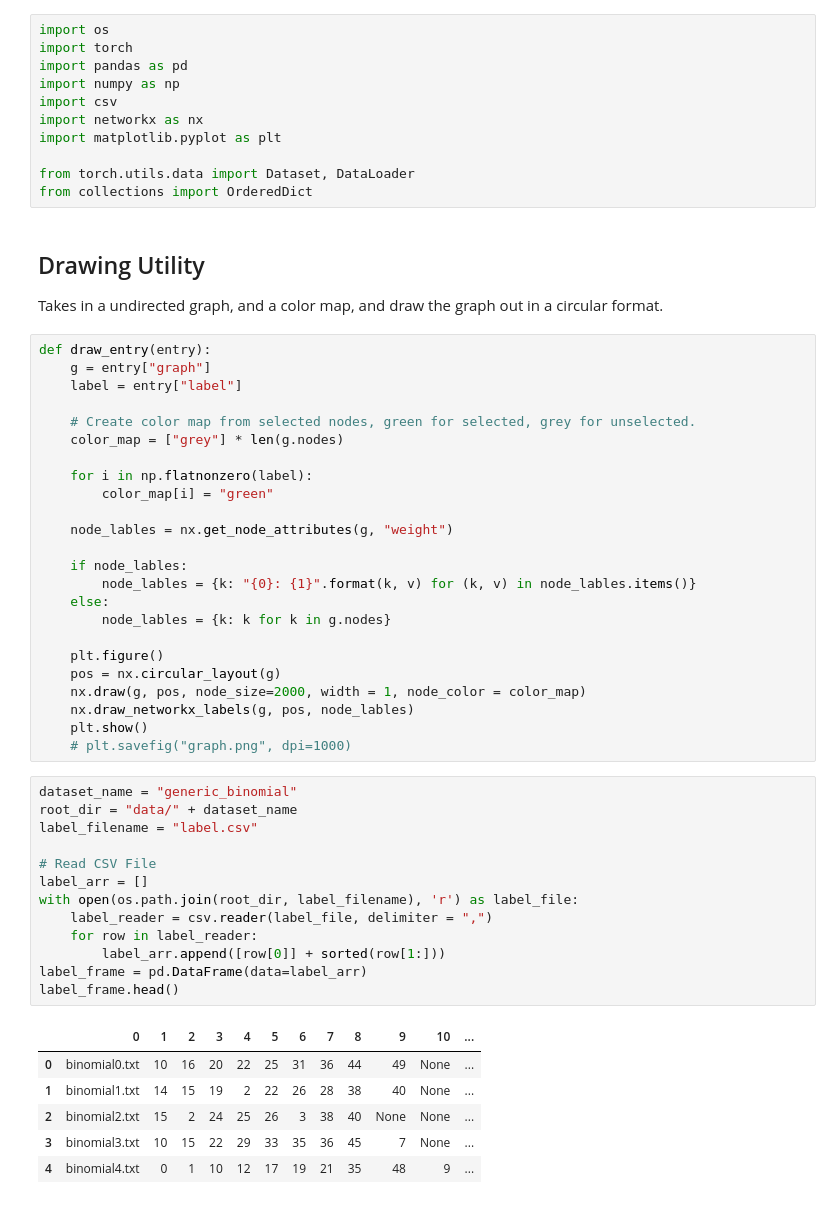
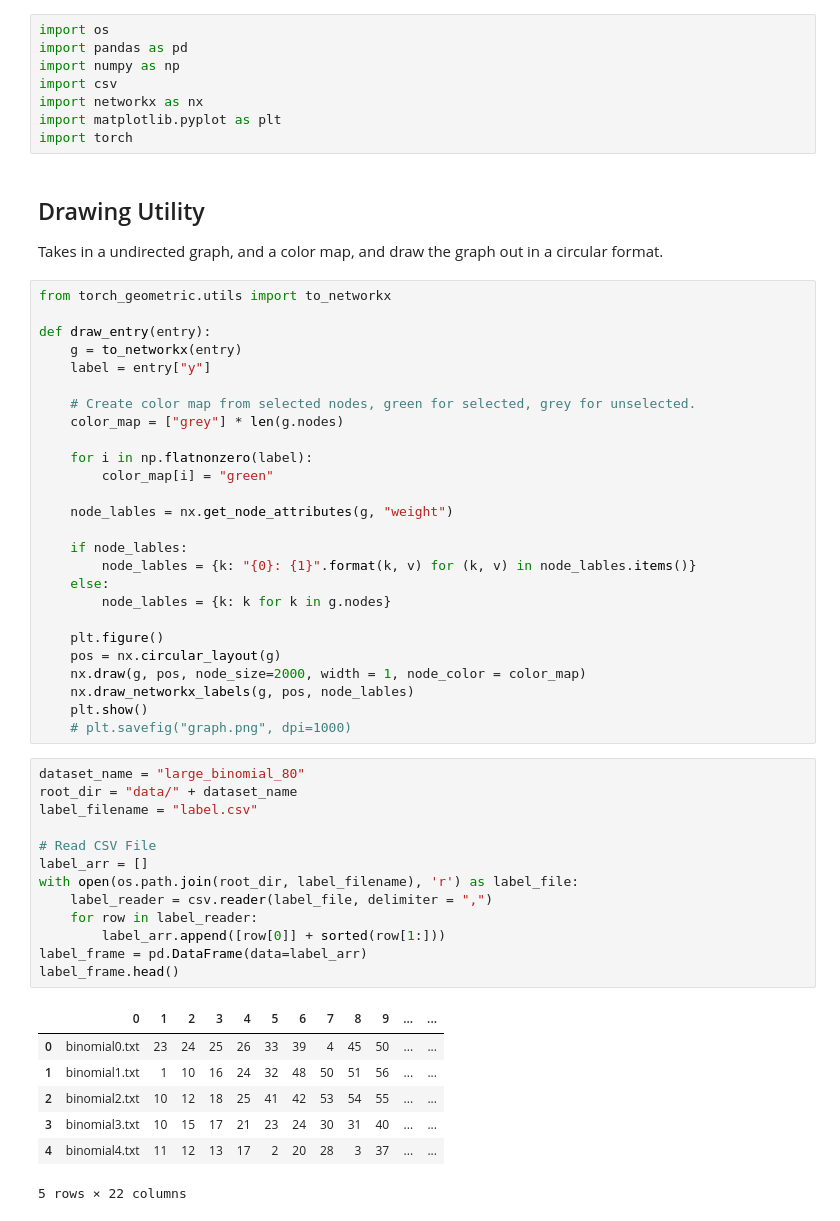
Before and after one commit to Zeyuzhao/DeepKidney, a Jupyter notebook: dataset_loader.ipynb, the cells around one changed output. Saved outputs shown, nothing was run; the diff lists cells and outputs as text.

```diff
--- a/dataset_loader.ipynb
+++ b/dataset_loader.ipynb
@@ -1,22 +1,21 @@
 # %%
 import os
-import torch
 import pandas as pd
 import numpy as np
 import csv
 import networkx as nx
 import matplotlib.pyplot as plt
-
-from torch.utils.data import Dataset, DataLoader
-from collections import OrderedDict
+import torch
 # %% [markdown]
 ## Drawing Utility
 
 Takes in a undirected graph, and a color map, and draw the graph out in a circular format.
 # %%
+from torch_geometric.utils import to_networkx
+
 def draw_entry(entry):
-    g = entry["graph"]
-    label = entry["label"]
+    g = to_networkx(entry)
+    label = entry["y"]
 
     # Create color map from selected nodes, green for selected, grey for unselected.
     color_map = ["grey"] * len(g.nodes)
@@ -38,23 +37,24 @@ def draw_entry(entry):
     plt.show()
     # plt.savefig("graph.png", dpi=1000)
 # %%
-dataset_name = "generic_binomial"
+dataset_name = "large_binomial_80"
 root_dir = "data/" + dataset_name
 label_filename = "label.csv"
 
 # Read CSV File
 label_arr = []
 with open(os.path.join(root_dir, label_filename), 'r') as label_file:
     label_reader = csv.reader(label_file, delimiter = ",")
     for row in label_reader:
         label_arr.append([row[0]] + sorted(row[1:]))
 label_frame = pd.DataFrame(data=label_arr)
 label_frame.head()
 # %% [output]
-|  | 0 | 1 | 2 | 3 | 4 | 5 | 6 | 7 | 8 | 9 | 10 | ... |
-| 0 | binomial0.txt | 10 | 16 | 20 | 22 | 25 | 31 | 36 | 44 | 49 | None | ... |
-| 1 | binomial1.txt | 14 | 15 | 19 | 2 | 22 | 26 | 28 | 38 | 40 | None | ... |
-| 2 | binomial2.txt | 15 | 2 | 24 | 25 | 26 | 3 | 38 | 40 | None | None | ... |
-| 3 | binomial3.txt | 10 | 15 | 22 | 29 | 33 | 35 | 36 | 45 | 7 | None | ... |
-| 4 | binomial4.txt | 0 | 1 | 10 | 12 | 17 | 19 | 21 | 35 | 48 | 9 | ... |
+|  | 0 | 1 | 2 | 3 | 4 | 5 | 6 | 7 | 8 | 9 | ... | ... |
+| 0 | binomial0.txt | 23 | 24 | 25 | 26 | 33 | 39 | 4 | 45 | 50 | ... | ... |
+| 1 | binomial1.txt | 1 | 10 | 16 | 24 | 32 | 48 | 50 | 51 | 56 | ... | ... |
+| 2 | binomial2.txt | 10 | 12 | 18 | 25 | 41 | 42 | 53 | 54 | 55 | ... | ... |
+| 3 | binomial3.txt | 10 | 15 | 17 | 21 | 23 | 24 | 30 | 31 | 40 | ... | ... |
+| 4 | binomial4.txt | 11 | 12 | 13 | 17 | 2 | 20 | 28 | 3 | 37 | ... | ... |
+5 rows × 22 columns
 # %%
```
Also changed, not shown: parts of 17 cells of this notebook, 10 other files.
